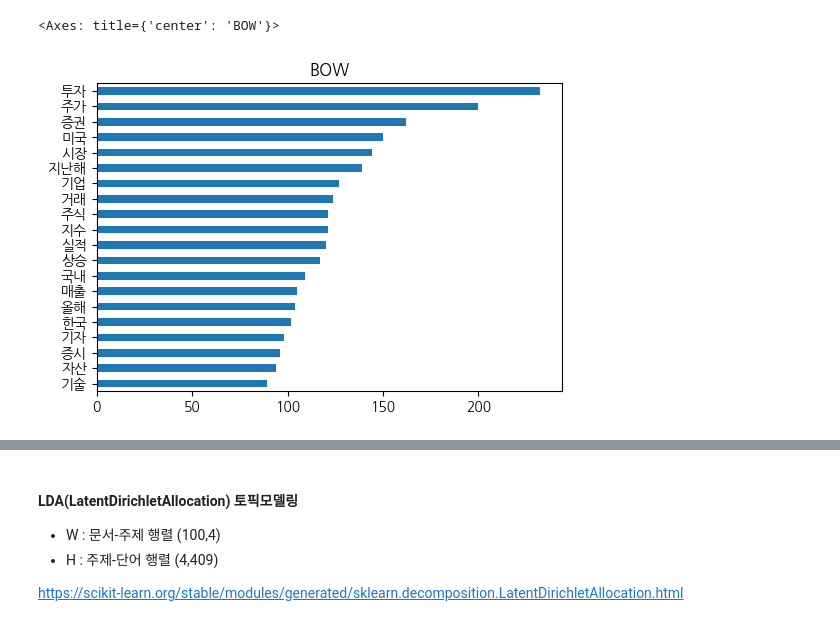
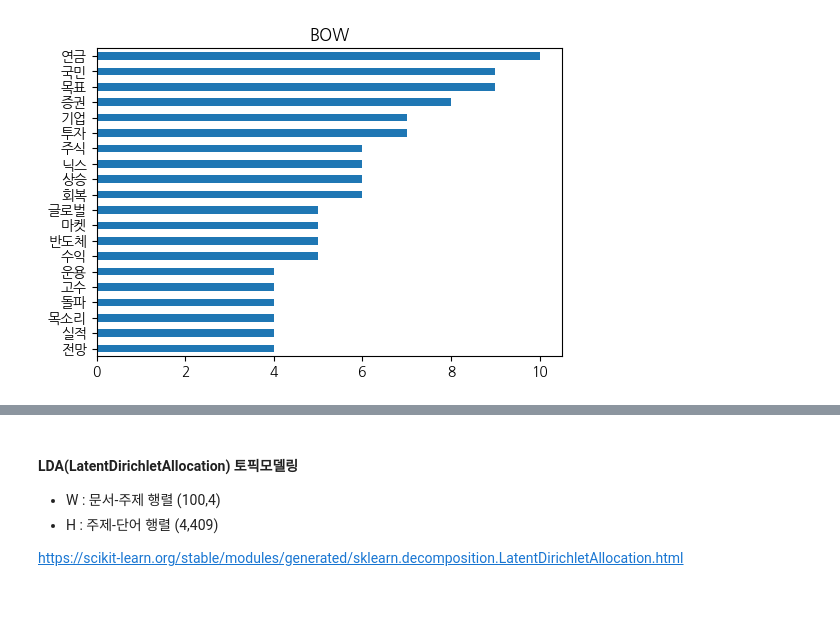
Before and after one commit to sang105kr/kdt_pythonstudy2, a Jupyter notebook: nlp/토픽모델링.ipynb, the cells around one changed output, grey strips where cells are left out. Cells and saved outputs as stored; diff of their text form; code cells hidden in the pictures.

```diff
--- a/nlp/토픽모델링.ipynb
+++ b/nlp/토픽모델링.ipynb
@@ -73,6 +73,6 @@ Name: 제목, Length: 100, dtype: object
 from sklearn.feature_extraction.text import CountVectorizer,TfidfVectorizer
 # %%
 cvect = CountVectorizer()
-cvect_dtm = cvect.fit_transform(df['내용_명사'])
+cvect_dtm = cvect.fit_transform(df['제목_명사'])
 cvect_dtm
 # %% [output]
@@ -122,8 +138,7 @@ df_cvect_dtm.shape, df_tvect_dtm.shape
 # %%
-df_cvect_dtm.sum().nlargest(20).sort_values(ascending=True).plot.barh(title='BOW',figsize=(6,4))
+_ = df_cvect_dtm.sum().nlargest(20).sort_values(ascending=True).plot.barh(title='BOW',figsize=(6,4))
 # %% [output]
-<Axes: title={'center': 'BOW'}>
-[figure, old version]
+[figure, new version]
 # %%
 df_tvect_dtm.sum().nlargest(20).sort_values(ascending=True).plot.barh(title='TF-IDF 가중치 합',figsize=(6,4))
 # %% [output]
```
Also changed, not shown: parts of 20 cells of this notebook, 11 other files.
